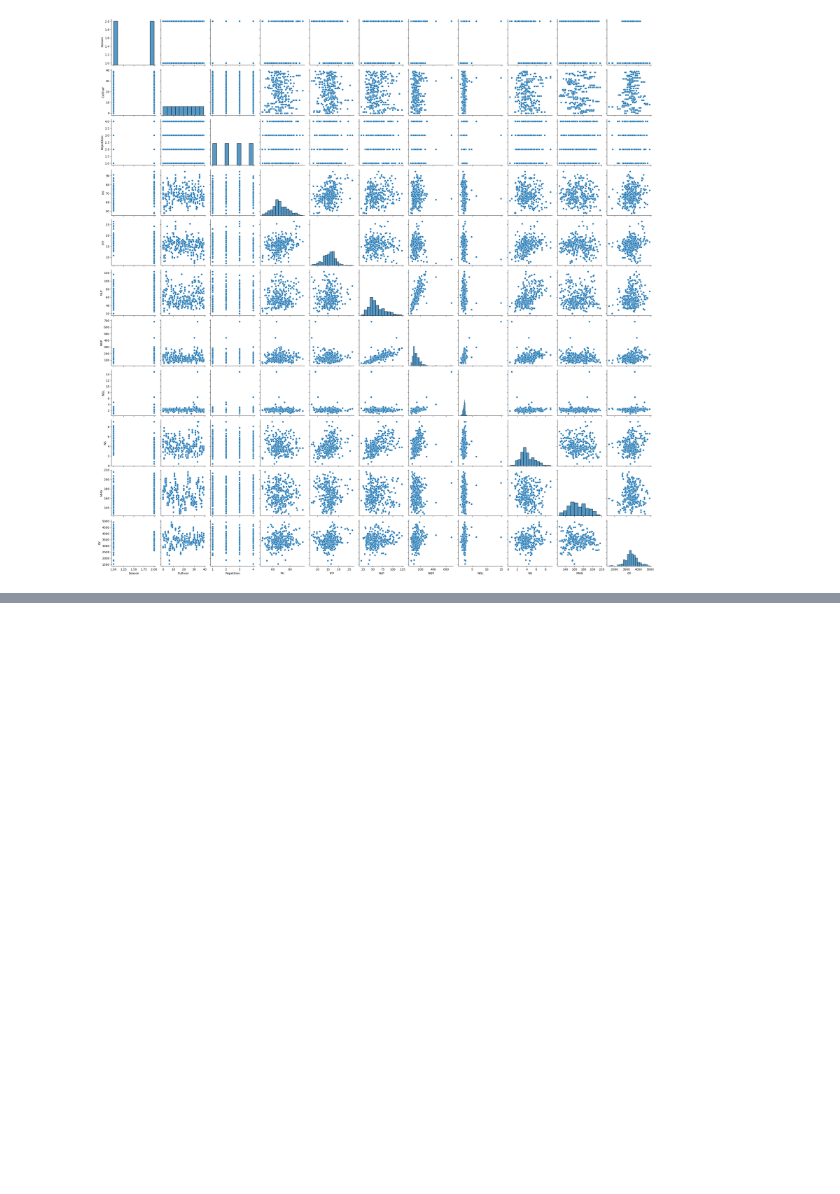
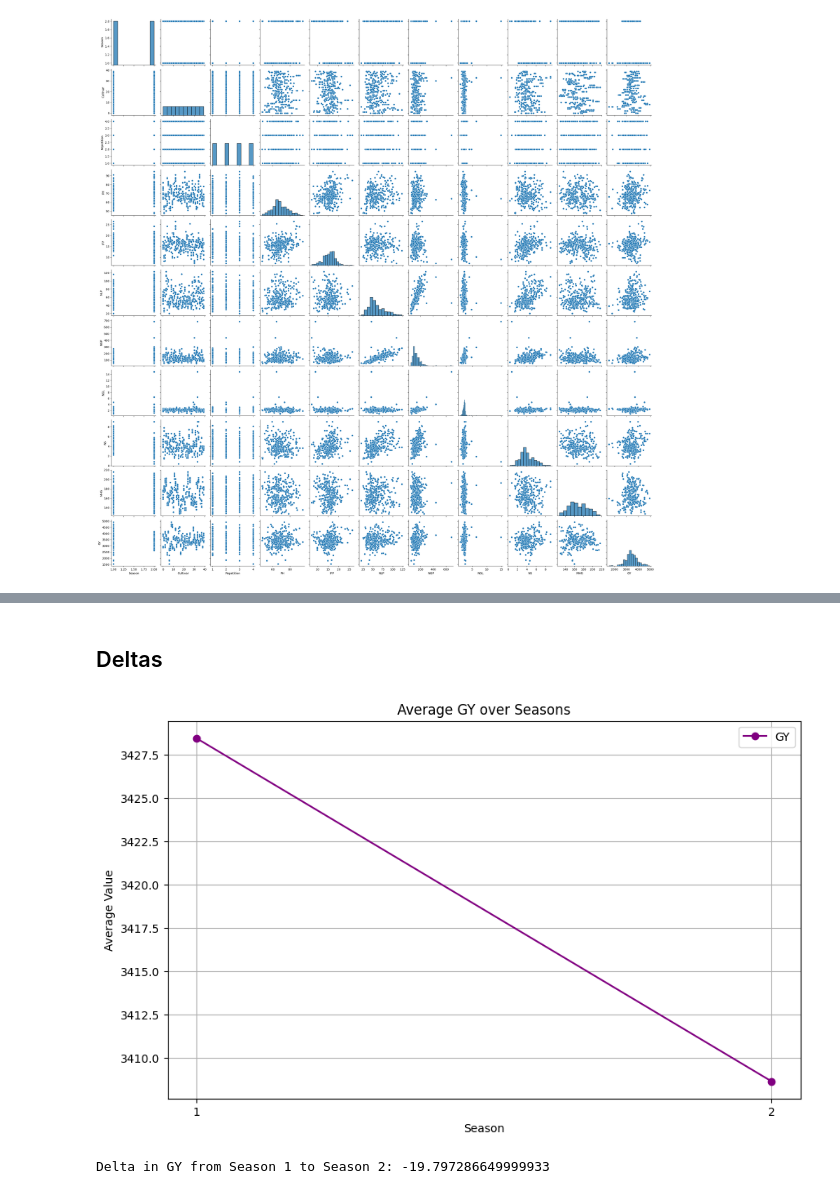
Before and after one commit to AntoniaPopovici/VOIS_2024, a Jupyter notebook: main.ipynb, the cells around one changed output, grey strips where cells are left out. Drawn from its saved outputs; the diff is of its cells as text; code cells hidden in the pictures; blank space fills up the shorter version.

```diff
--- a/main.ipynb
+++ b/main.ipynb
@@ -189,0 +211,24 @@ plt.show()
+# %% [markdown]
+## Deltas
+# %%
+season_avg = df.groupby('Season')[['MHG', 'GY']].mean()
+
+delta_mhg = season_avg.loc[2, 'MHG'] - season_avg.loc[1, 'MHG']
+delta_gy = season_avg.loc[2, 'GY'] - season_avg.loc[1, 'GY']
+# %%
+season_avg = df.groupby('Season')[['GY']].mean()
+
+plt.figure(figsize=(10, 6))
+plt.plot(season_avg.index, season_avg['GY'], marker='o', label='GY', color='purple')
+plt.xlabel('Season')
+plt.ylabel('Average Value')
+plt.title('Average GY over Seasons')
+plt.xticks(season_avg.index)
+plt.legend()
+plt.grid(True)
+plt.show()
+
+print("Delta in GY from Season 1 to Season 2:", delta_gy)
+# %% [output]
+[figure, added]
+Delta in GY from Season 1 to Season 2: -19.797286649999933
```
Also changed, not shown: parts of 5 cells of this notebook.
